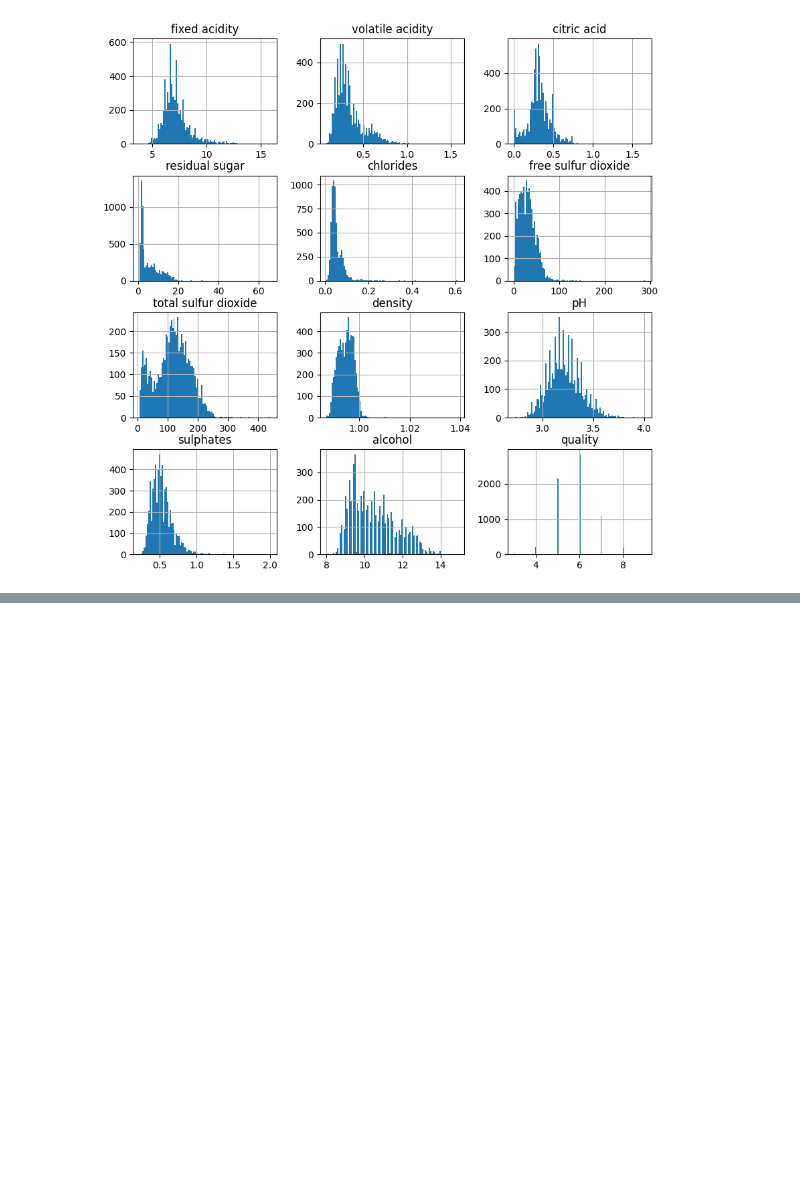
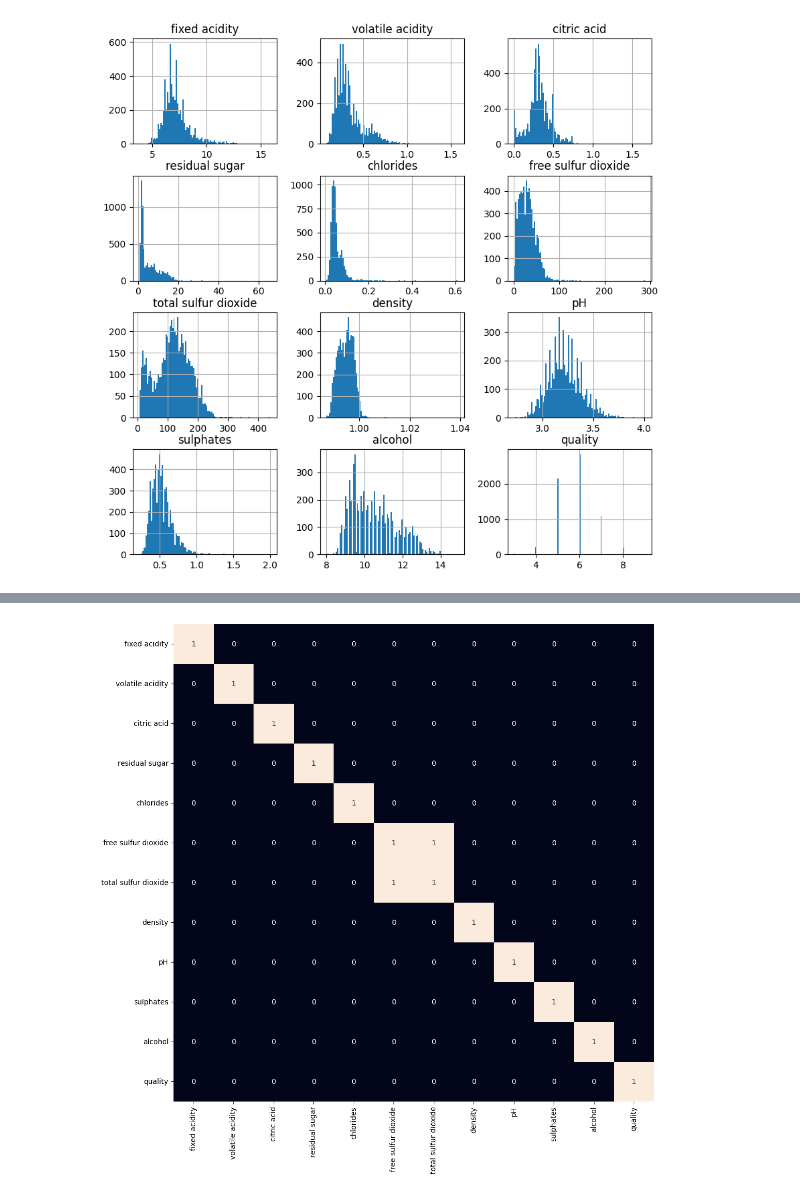
Before and after one commit to Bergal-Akram/Machine_Learning-Projects-with-Source-Code, a Jupyter notebook: Food&Sports/Wine_Quality_Prediction/model.ipynb, the cells around one changed output, grey strips where cells are left out. Drawn from its saved outputs; the diff is of its cells as text; code cells hidden in the pictures; blank space fills up the shorter version.

```diff
--- a/Food&Sports/Wine_Quality_Prediction/model.ipynb
+++ b/Food&Sports/Wine_Quality_Prediction/model.ipynb
@@ -128,0 +160,13 @@ plt.show()
+# %%
+for col in data.columns:
+    if data[col].dtype == 'object':
+        try:
+            data[col] = pd.to_numeric(data[col], errors='coerce')
+        except:
+            pass
+
+plt.figure(figsize=(12, 12))
+sb.heatmap(data.corr(numeric_only=True) > 0.7, annot=True, cbar=False)
+plt.show()
+# %% [output]
+[figure, added]
```
Also changed, not shown: parts of 12 cells of this notebook.
